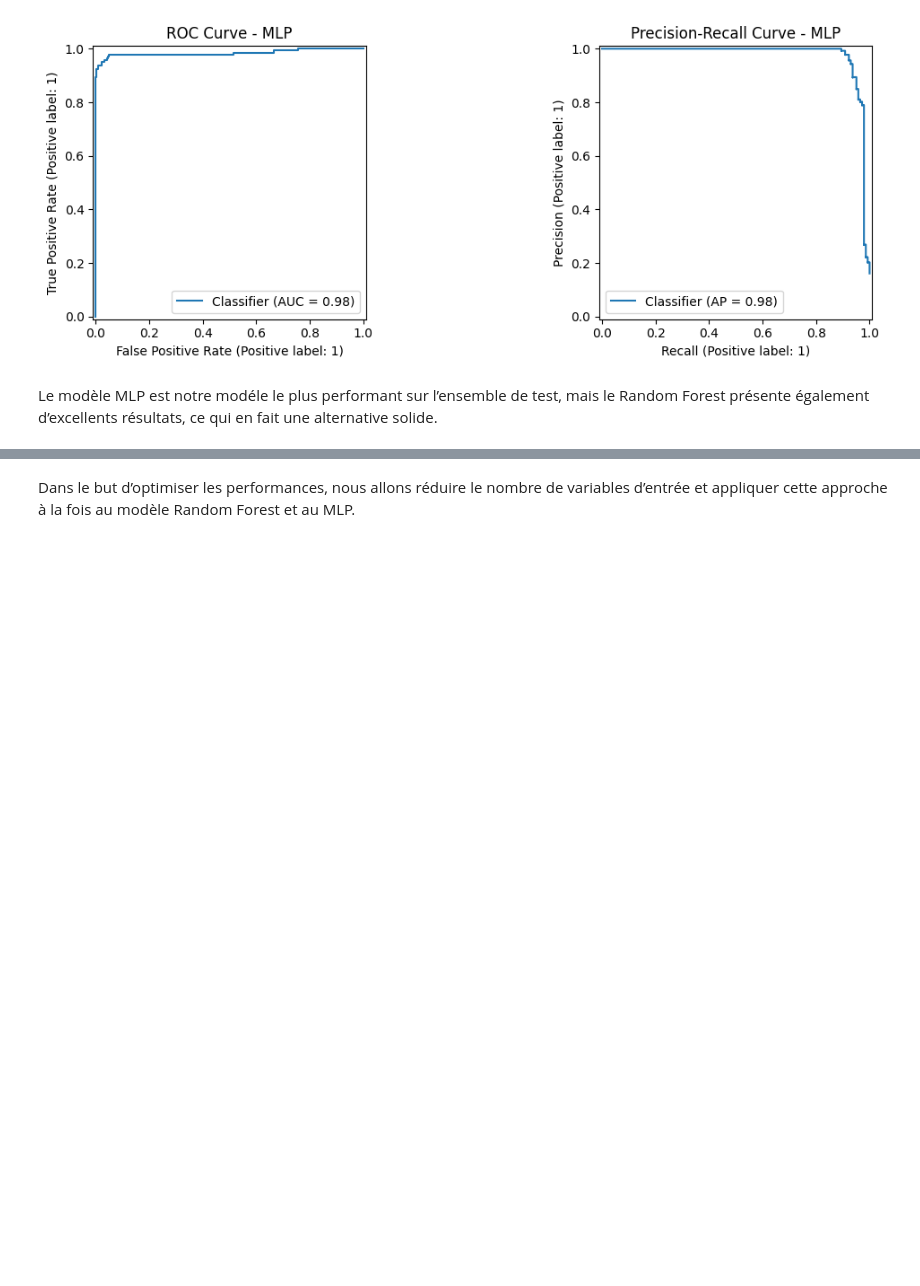
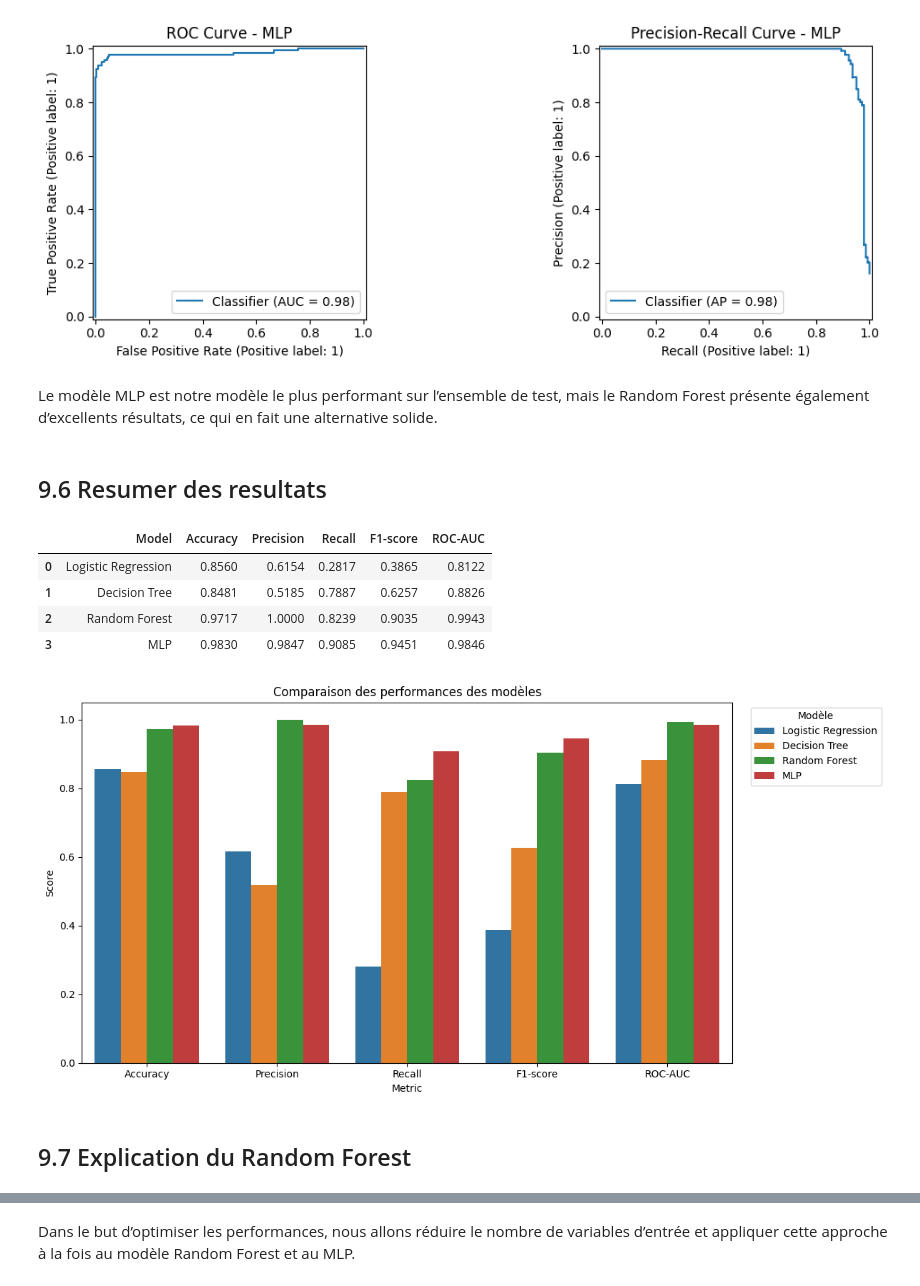
Before and after one commit to Sylv111/cesi-IA, a Jupyter notebook: Programme/projet.ipynb, the cells around one changed output, grey strips where cells are left out. Cells and saved outputs as stored; diff of their text form; code cells hidden in the pictures; blank space fills up the shorter version.

Commit message:
Explication random forest

```diff
--- a/Programme/projet.ipynb
+++ b/Programme/projet.ipynb
@@ -1641,4 +1641,38 @@ weighted avg       0.98      0.98      0.98       882
 [figure]
 [figure]
 # %% [markdown]
-Le modèle MLP est notre modéle le plus performant sur l’ensemble de test, mais le Random Forest présente également d’excellents résultats, ce qui en fait une alternative solide.
+Le modèle MLP est notre modèle le plus performant sur l’ensemble de test, mais le Random Forest présente également d’excellents résultats, ce qui en fait une alternative solide.
+# %% [markdown]
+## 9.6 Resumer des resultats
+# %%
+# Données
+results = pd.DataFrame({
+    "Model": ["Logistic Regression", "Decision Tree", "Random Forest", "MLP"],
+    "Accuracy":  [0.8560, 0.8481, 0.9717, 0.9830],
+    "Precision": [0.6154, 0.5185, 1.0000, 0.9847],
+    "Recall":    [0.2817, 0.7887, 0.8239, 0.9085],
+    "F1-score":  [0.3865, 0.6257, 0.9035, 0.9451],
+    "ROC-AUC":   [0.8122, 0.8826, 0.9943, 0.9846]
+})
+
+display(results)
+
+# Format long pour barplot multi-métriques
+results_long = results.melt(id_vars="Model", var_name="Metric", value_name="Score")
+
+plt.figure(figsize=(12, 6))
+sns.barplot(data=results_long, x="Metric", y="Score", hue="Model")
+plt.ylim(0, 1.05)
+plt.title("Comparaison des performances des modèles")
+plt.legend(title="Modèle", bbox_to_anchor=(1.02, 1), loc="upper left")
+plt.tight_layout()
+plt.show()
+# %% [output]
+|  | Model | Accuracy | Precision | Recall | F1-score | ROC-AUC |
+| 0 | Logistic Regression | 0.8560 | 0.6154 | 0.2817 | 0.3865 | 0.8122 |
+| 1 | Decision Tree | 0.8481 | 0.5185 | 0.7887 | 0.6257 | 0.8826 |
+| 2 | Random Forest | 0.9717 | 1.0000 | 0.8239 | 0.9035 | 0.9943 |
+| 3 | MLP | 0.9830 | 0.9847 | 0.9085 | 0.9451 | 0.9846 |
+[figure, added]
+# %% [markdown]
+## 9.7 Explication du Random Forest
```
Also changed, not shown: parts of 5 cells of this notebook.
